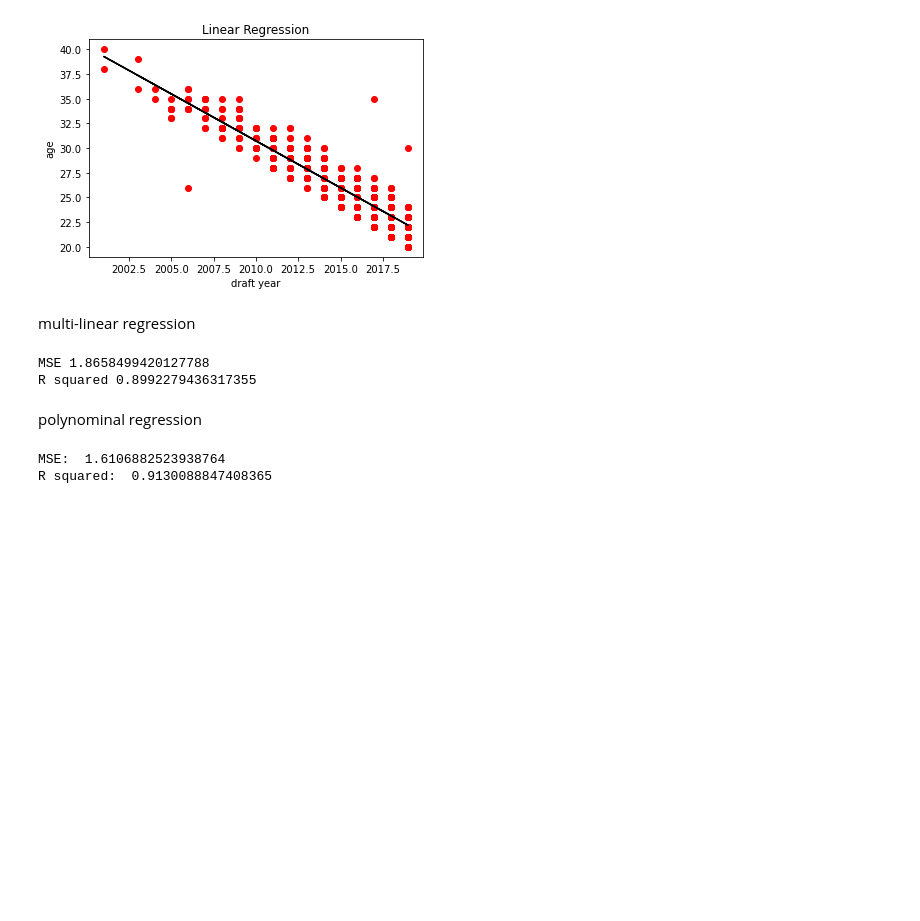
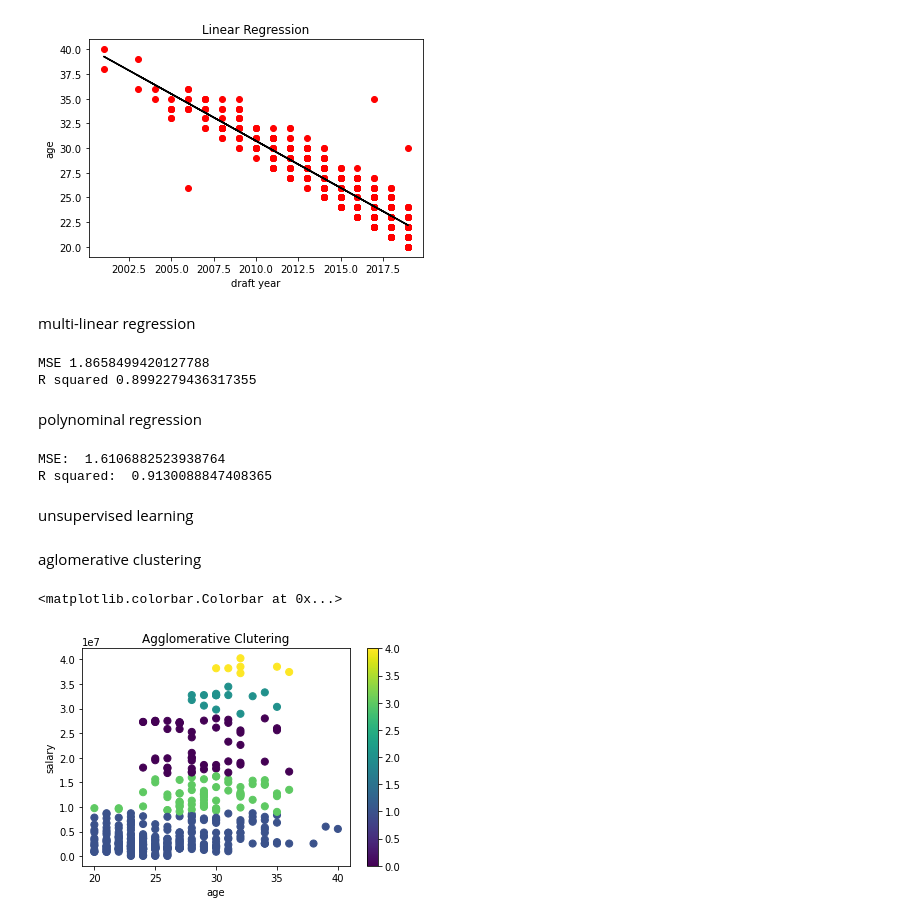
Before and after one commit to elyesboujelben1/gomycode, a Jupyter notebook: final_project.ipynb, the cells around one changed output. Drawn from its saved outputs; the diff is of its cells as text; code cells hidden in the pictures; blank space fills up the shorter version.

```diff
--- a/final_project.ipynb
+++ b/final_project.ipynb
@@ -550,3 +553,26 @@ print("R squared: ", metrics.r2_score(testy,predicted))
 # %% [output]
 MSE:  1.6106882523938764
 R squared:  0.9130088847408365
+# %% [markdown]
+unsupervised learning
+# %% [markdown]
+aglomerative clustering
+# %%
+df.drop("full_name",1,inplace=True)
+df.drop("b_day",1,inplace=True)
+# %%
+from sklearn.cluster import AgglomerativeClustering #Importing our clustering algorithm : Agglomerative
+model=AgglomerativeClustering(n_clusters=5, affinity='euclidean', linkage='complete')
+clust_labels=model.fit_predict(df)
+agglomerative=pd.DataFrame(clust_labels)
+import matplotlib.pyplot as plt
+fig =plt.figure()
+ax = fig.add_subplot(111)
+scatter = ax.scatter (df["age"],df ['salary']  , c= agglomerative[0], s=50)
+ax.set_title("Agglomerative Clutering")
+ax.set_xlabel("age")
+ax.set_ylabel("salary")
+plt.colorbar(scatter)
+# %% [output]
+<matplotlib.colorbar.Colorbar at 0x...>
+[figure, added]
```
Also changed, not shown: parts of 7 cells of this notebook.
